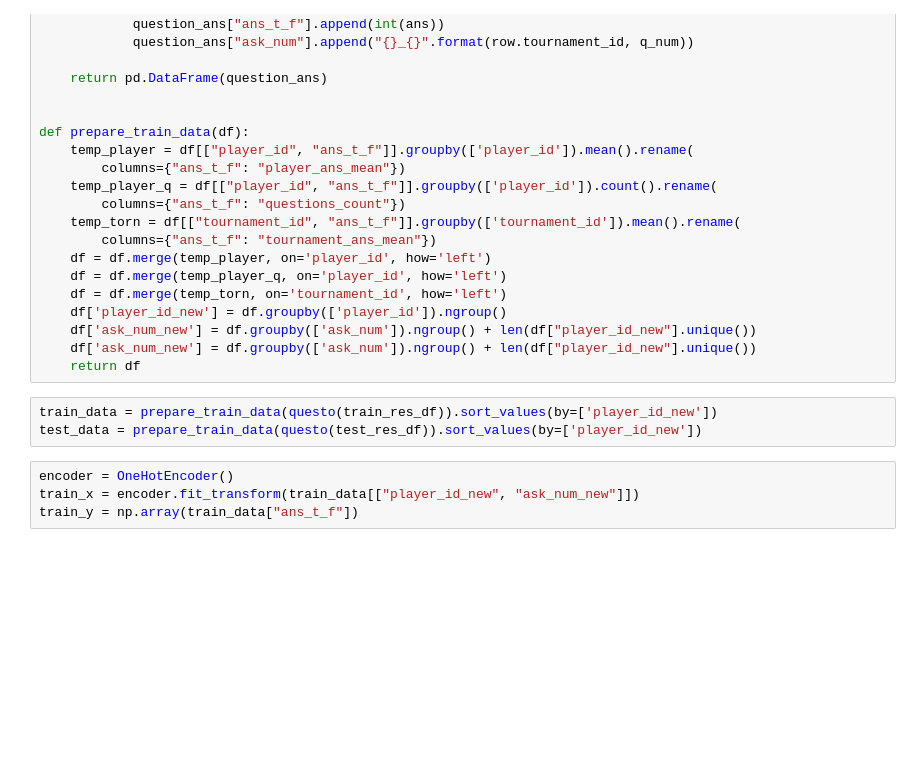
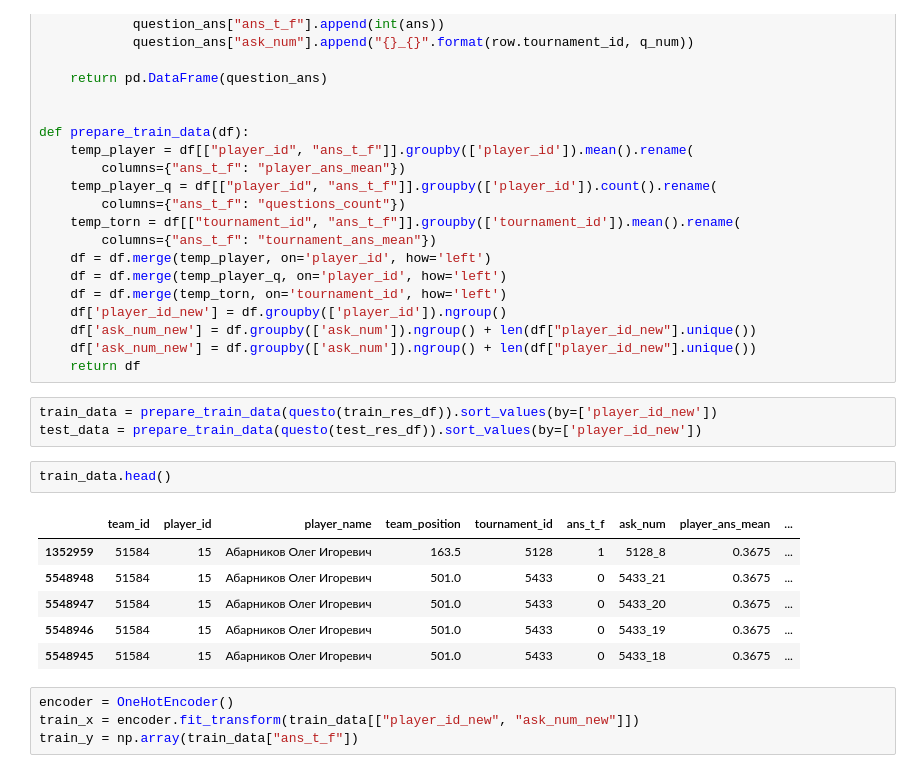
Before and after one commit to titika2013/adv_ml_made_2022, a Jupyter notebook: made_ml_2.ipynb, the cells around one changed output. Cells and saved outputs as stored; diff of their text form; blank space fills up the shorter version.

```diff
--- a/made_ml_2.ipynb
+++ b/made_ml_2.ipynb
@@ -150,6 +150,15 @@ def prepare_train_data(df):
 # %%
 train_data = prepare_train_data(questo(train_res_df)).sort_values(by=['player_id_new'])
 test_data = prepare_train_data(questo(test_res_df)).sort_values(by=['player_id_new'])
+# %%
+train_data.head()
+# %% [output]
+|  | team_id | player_id | player_name | team_position | tournament_id | ans_t_f | ask_num | player_ans_mean | ... |
+| 1352959 | 51584 | 15 | Абарников Олег Игоревич | 163.5 | 5128 | 1 | 5128_8 | 0.3675 | ... |
+| 5548948 | 51584 | 15 | Абарников Олег Игоревич | 501.0 | 5433 | 0 | 5433_21 | 0.3675 | ... |
+| 5548947 | 51584 | 15 | Абарников Олег Игоревич | 501.0 | 5433 | 0 | 5433_20 | 0.3675 | ... |
+| 5548946 | 51584 | 15 | Абарников Олег Игоревич | 501.0 | 5433 | 0 | 5433_19 | 0.3675 | ... |
+| 5548945 | 51584 | 15 | Абарников Олег Игоревич | 501.0 | 5433 | 0 | 5433_18 | 0.3675 | ... |
 # %%
 encoder = OneHotEncoder()
 train_x = encoder.fit_transform(train_data[["player_id_new", "ask_num_new"]])
```
Also changed, not shown: parts of 9 cells of this notebook.
